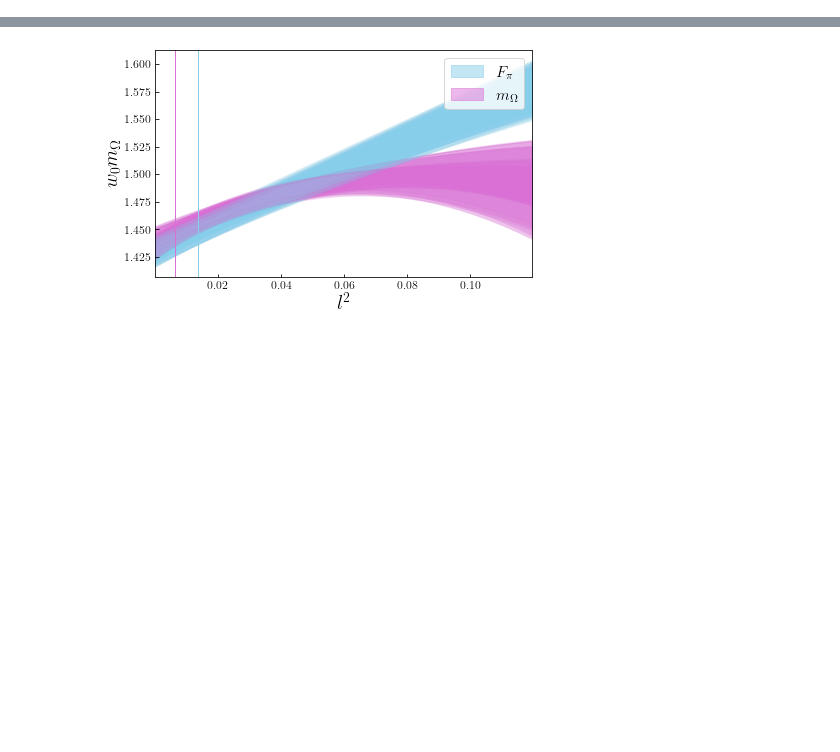
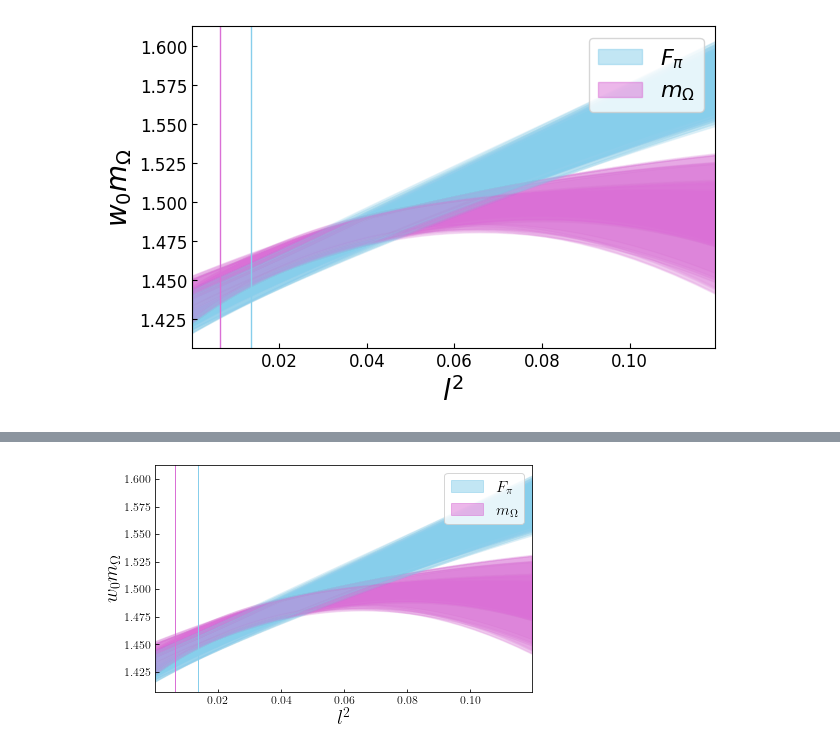
Before and after one commit to callat-qcd/project_scale_setting_mdwf_hisq, a Jupyter notebook: notebooks/average_models.ipynb, the cells around one changed output, grey strips where cells are left out. Drawn from its saved outputs; the diff is of its cells as text; code cells hidden in the pictures; blank space fills up the shorter version.

```diff
--- a/notebooks/average_models.ipynb
+++ b/notebooks/average_models.ipynb
@@ -42,2 +42,6 @@ Error budget (RMS model sdev):
 
 ------
+# %%
+model_average.plot_fits('l', observable='w0')
+# %% [output]
+[figure, added]
```
Also changed, not shown: parts of 4 cells of this notebook, 6 other files.
